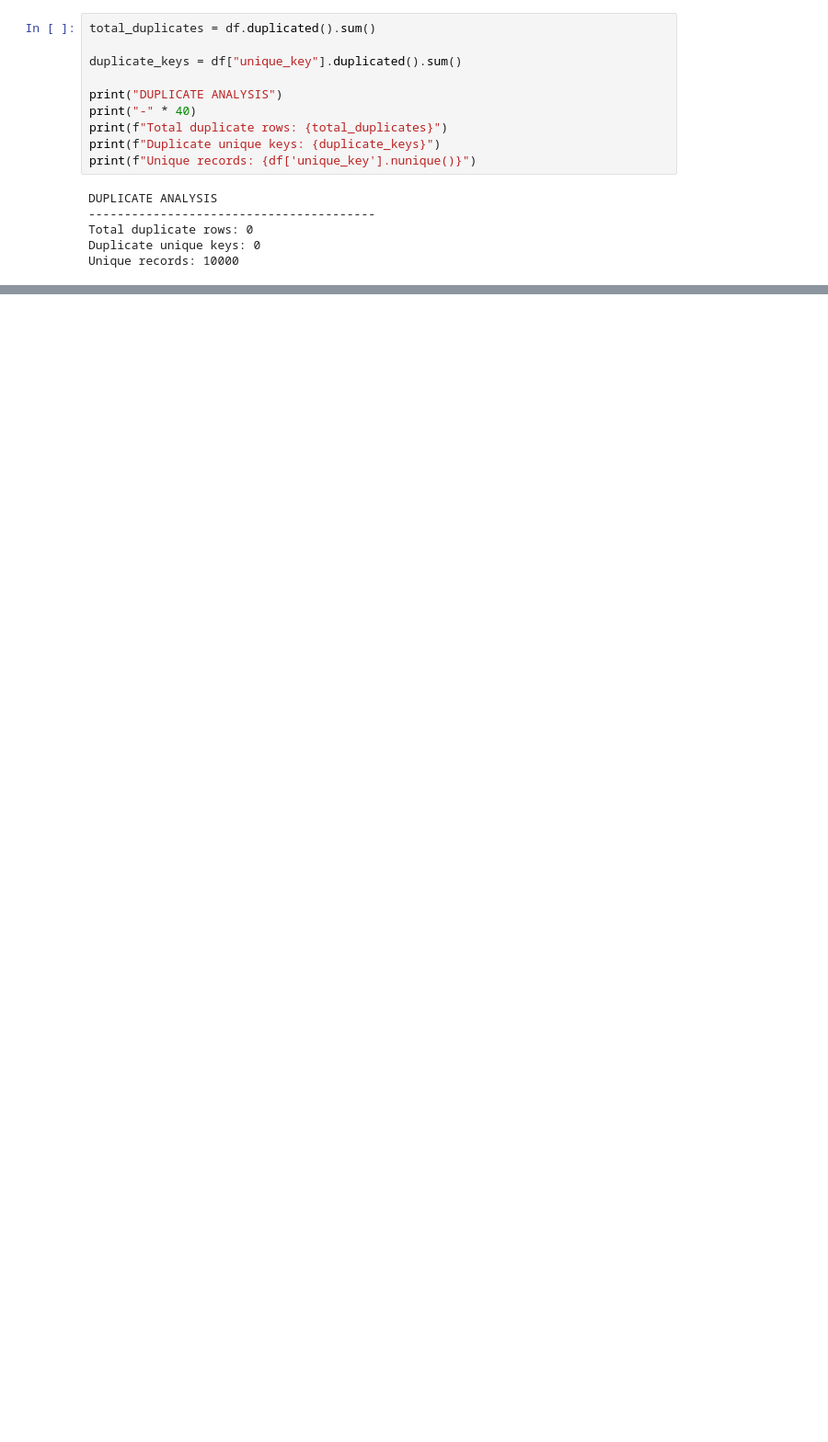
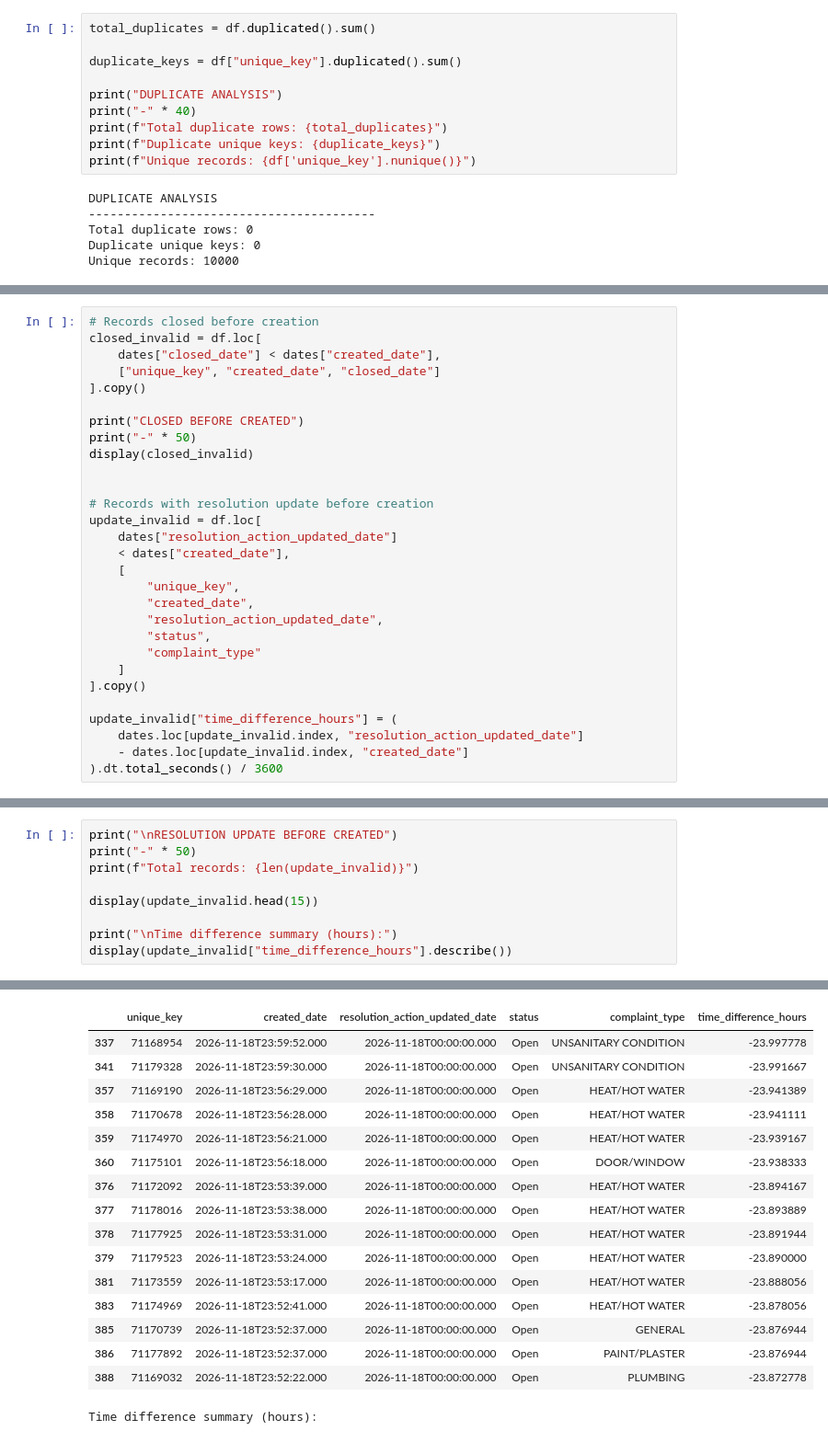
Before and after one commit to MuhammadSaud60/Assignment_2_Reproducible, a Jupyter notebook: notebooks/01_explore_data.ipynb, the cells around one changed output, grey strips where cells are left out. Shown at 92% size. Saved outputs shown, nothing was run; the diff lists cells and outputs as text; blank space fills up the shorter version.

```diff
--- a/notebooks/01_explore_data.ipynb
+++ b/notebooks/01_explore_data.ipynb
@@ -105,0 +263,29 @@ Unique records: 10000
+# %%
+# Records closed before creation
+closed_invalid = df.loc[
+    dates["closed_date"] < dates["created_date"],
+    ["unique_key", "created_date", "closed_date"]
+].copy()
+
+print("CLOSED BEFORE CREATED")
+print("-" * 50)
+display(closed_invalid)
+
+
+# Records with resolution update before creation
+update_invalid = df.loc[
+    dates["resolution_action_updated_date"]
+    < dates["created_date"],
+    [
+        "unique_key",
+        "created_date",
+        "resolution_action_updated_date",
+        "status",
+        "complaint_type"
+    ]
+].copy()
+
+update_invalid["time_difference_hours"] = (
+    dates.loc[update_invalid.index, "resolution_action_updated_date"]
+    - dates.loc[update_invalid.index, "created_date"]
+).dt.total_seconds() / 3600
@@ -105,0 +308,10 @@ Unique records: 10000
+# %%
+print("\nRESOLUTION UPDATE BEFORE CREATED")
+print("-" * 50)
+print(f"Total records: {len(update_invalid)}")
+
+display(update_invalid.head(15))
+
+print("\nTime difference summary (hours):")
+display(update_invalid["time_difference_hours"].describe())
+# %% [output]
@@ -105,0 +321,17 @@ Unique records: 10000
+|  | unique_key | created_date | resolution_action_updated_date | status | complaint_type | time_difference_hours |
+| 337 | 71168954 | 2026-11-18T23:59:52.000 | 2026-11-18T00:00:00.000 | Open | UNSANITARY CONDITION | -23.997778 |
+| 341 | 71179328 | 2026-11-18T23:59:30.000 | 2026-11-18T00:00:00.000 | Open | UNSANITARY CONDITION | -23.991667 |
+| 357 | 71169190 | 2026-11-18T23:56:29.000 | 2026-11-18T00:00:00.000 | Open | HEAT/HOT WATER | -23.941389 |
+| 358 | 71170678 | 2026-11-18T23:56:28.000 | 2026-11-18T00:00:00.000 | Open | HEAT/HOT WATER | -23.941111 |
+| 359 | 71174970 | 2026-11-18T23:56:21.000 | 2026-11-18T00:00:00.000 | Open | HEAT/HOT WATER | -23.939167 |
+| 360 | 71175101 | 2026-11-18T23:56:18.000 | 2026-11-18T00:00:00.000 | Open | DOOR/WINDOW | -23.938333 |
+| 376 | 71172092 | 2026-11-18T23:53:39.000 | 2026-11-18T00:00:00.000 | Open | HEAT/HOT WATER | -23.894167 |
+| 377 | 71178016 | 2026-11-18T23:53:38.000 | 2026-11-18T00:00:00.000 | Open | HEAT/HOT WATER | -23.893889 |
+| 378 | 71177925 | 2026-11-18T23:53:31.000 | 2026-11-18T00:00:00.000 | Open | HEAT/HOT WATER | -23.891944 |
+| 379 | 71179523 | 2026-11-18T23:53:24.000 | 2026-11-18T00:00:00.000 | Open | HEAT/HOT WATER | -23.890000 |
+| 381 | 71173559 | 2026-11-18T23:53:17.000 | 2026-11-18T00:00:00.000 | Open | HEAT/HOT WATER | -23.888056 |
+| 383 | 71174969 | 2026-11-18T23:52:41.000 | 2026-11-18T00:00:00.000 | Open | HEAT/HOT WATER | -23.878056 |
+| 385 | 71170739 | 2026-11-18T23:52:37.000 | 2026-11-18T00:00:00.000 | Open | GENERAL | -23.876944 |
+| 386 | 71177892 | 2026-11-18T23:52:37.000 | 2026-11-18T00:00:00.000 | Open | PAINT/PLASTER | -23.876944 |
+| 388 | 71169032 | 2026-11-18T23:52:22.000 | 2026-11-18T00:00:00.000 | Open | PLUMBING | -23.872778 |
+Time difference summary (hours):
```
Also changed, not shown: parts of 15 cells of this notebook.
